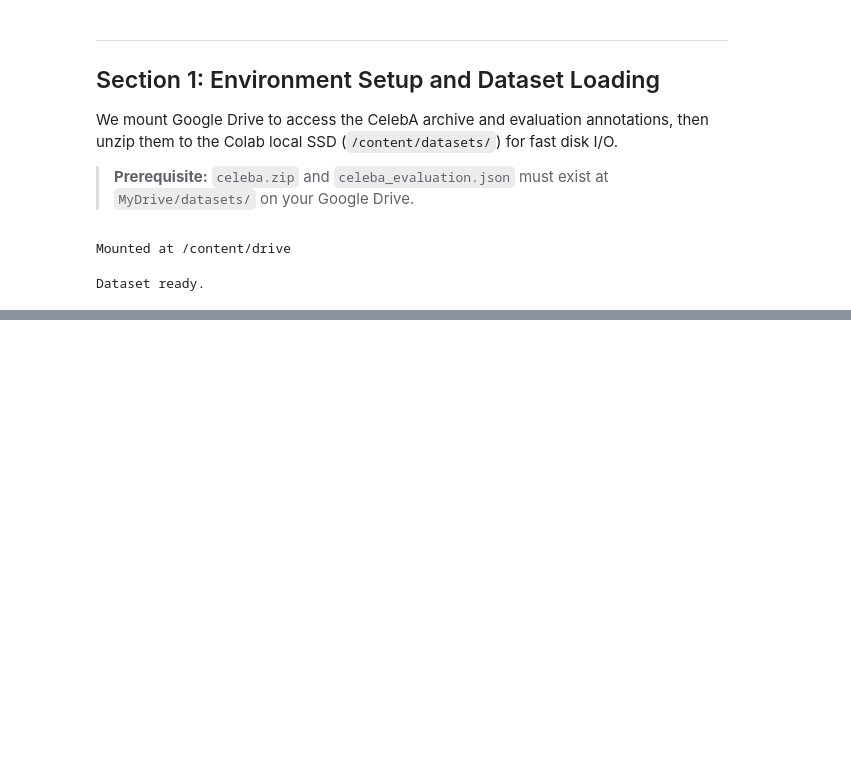
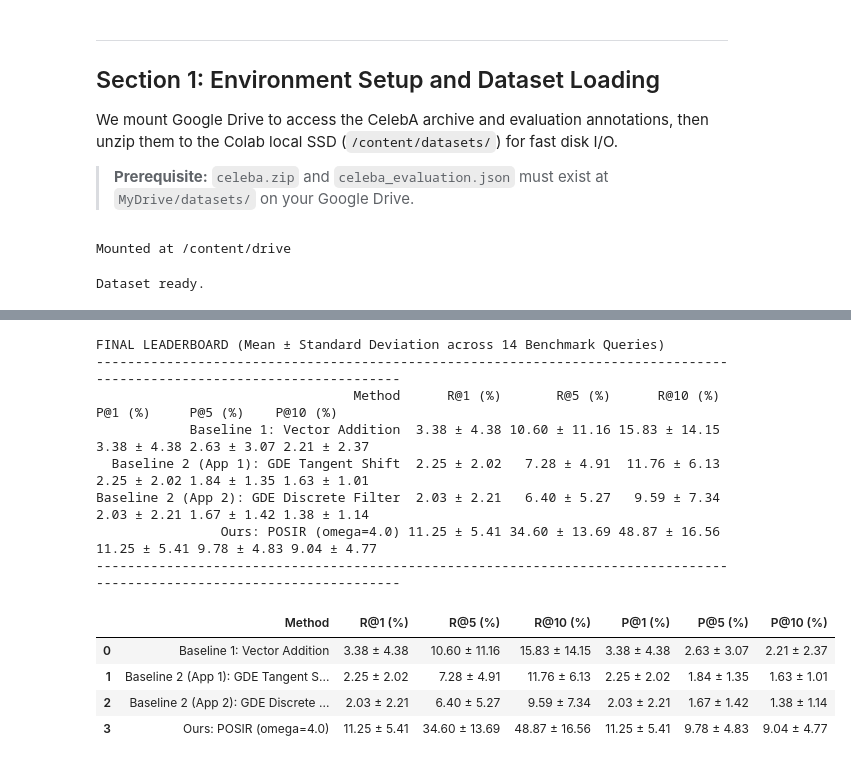
Before and after one commit to QuanNguyenCS/Deep-Learning-Assignment, a Jupyter notebook: Report_Notebook.ipynb, the cells around one changed output, grey strips where cells are left out. Drawn from its saved outputs; the diff is of its cells as text; code cells hidden in the pictures; blank space fills up the shorter version.

```diff
--- a/Report_Notebook.ipynb
+++ b/Report_Notebook.ipynb
@@ -817,0 +1168,44 @@ Our method consistently outperforms both baselines across all metrics.
+# %%
+import pandas as pd
+
+methods_stats = [
+    ("Baseline 1: Vector Addition", b1_means, b1_stds),
+    ("Baseline 2 (App 1): GDE Tangent Shift", b2_a1_means, b2_a1_stds),
+    ("Baseline 2 (App 2): GDE Discrete Filter", b2_a2_means, b2_a2_stds),
+    ("Ours: POSIR (omega=4.0)", posir_means, posir_stds)
+]
+
+rows = []
+for name, means, stds in methods_stats:
+    r1_m, r5_m, r10_m, p1_m, p5_m, p10_m = [x * 100 for x in means]
+    r1_s, r5_s, r10_s, p1_s, p5_s, p10_s = [x * 100 for x in stds]
+    rows.append({
+        "Method": name,
+        "R@1 (%)": f"{r1_m:.2f} ± {r1_s:.2f}",
+        "R@5 (%)": f"{r5_m:.2f} ± {r5_s:.2f}",
+        "R@10 (%)": f"{r10_m:.2f} ± {r10_s:.2f}",
+        "P@1 (%)": f"{p1_m:.2f} ± {p1_s:.2f}",
+        "P@5 (%)": f"{p5_m:.2f} ± {p5_s:.2f}",
+        "P@10 (%)": f"{p10_m:.2f} ± {p10_s:.2f}"
+    })
+
+df_leaderboard = pd.DataFrame(rows)
+print("FINAL LEADERBOARD (Mean ± Standard Deviation across 14 Benchmark Queries)")
+print("-" * 120)
+print(df_leaderboard.to_string(index=False))
+print("-" * 120)
+df_leaderboard
+# %% [output]
+FINAL LEADERBOARD (Mean ± Standard Deviation across 14 Benchmark Queries)
+------------------------------------------------------------------------------------------------------------------------
+                                 Method      R@1 (%)       R@5 (%)      R@10 (%)      P@1 (%)     P@5 (%)    P@10 (%)
+            Baseline 1: Vector Addition  3.38 ± 4.38 10.60 ± 11.16 15.83 ± 14.15  3.38 ± 4.38 2.63 ± 3.07 2.21 ± 2.37
+  Baseline 2 (App 1): GDE Tangent Shift  2.25 ± 2.02   7.28 ± 4.91  11.76 ± 6.13  2.25 ± 2.02 1.84 ± 1.35 1.63 ± 1.01
+Baseline 2 (App 2): GDE Discrete Filter  2.03 ± 2.21   6.40 ± 5.27   9.59 ± 7.34  2.03 ± 2.21 1.67 ± 1.42 1.38 ± 1.14
+                Ours: POSIR (omega=4.0) 11.25 ± 5.41 34.60 ± 13.69 48.87 ± 16.56 11.25 ± 5.41 9.78 ± 4.83 9.04 ± 4.77
+------------------------------------------------------------------------------------------------------------------------
+|  | Method | R@1 (%) | R@5 (%) | R@10 (%) | P@1 (%) | P@5 (%) | P@10 (%) |
+| 0 | Baseline 1: Vector Addition | 3.38 ± 4.38 | 10.60 ± 11.16 | 15.83 ± 14.15 | 3.38 ± 4.38 | 2.63 ± 3.07 | 2.21 ± 2.37 |
+| 1 | Baseline 2 (App 1): GDE Tangent S... | 2.25 ± 2.02 | 7.28 ± 4.91 | 11.76 ± 6.13 | 2.25 ± 2.02 | 1.84 ± 1.35 | 1.63 ± 1.01 |
+| 2 | Baseline 2 (App 2): GDE Discrete ... | 2.03 ± 2.21 | 6.40 ± 5.27 | 9.59 ± 7.34 | 2.03 ± 2.21 | 1.67 ± 1.42 | 1.38 ± 1.14 |
+| 3 | Ours: POSIR (omega=4.0) | 11.25 ± 5.41 | 34.60 ± 13.69 | 48.87 ± 16.56 | 11.25 ± 5.41 | 9.78 ± 4.83 | 9.04 ± 4.77 |
```
Also changed, not shown: parts of 58 cells of this notebook, 14 other files.
